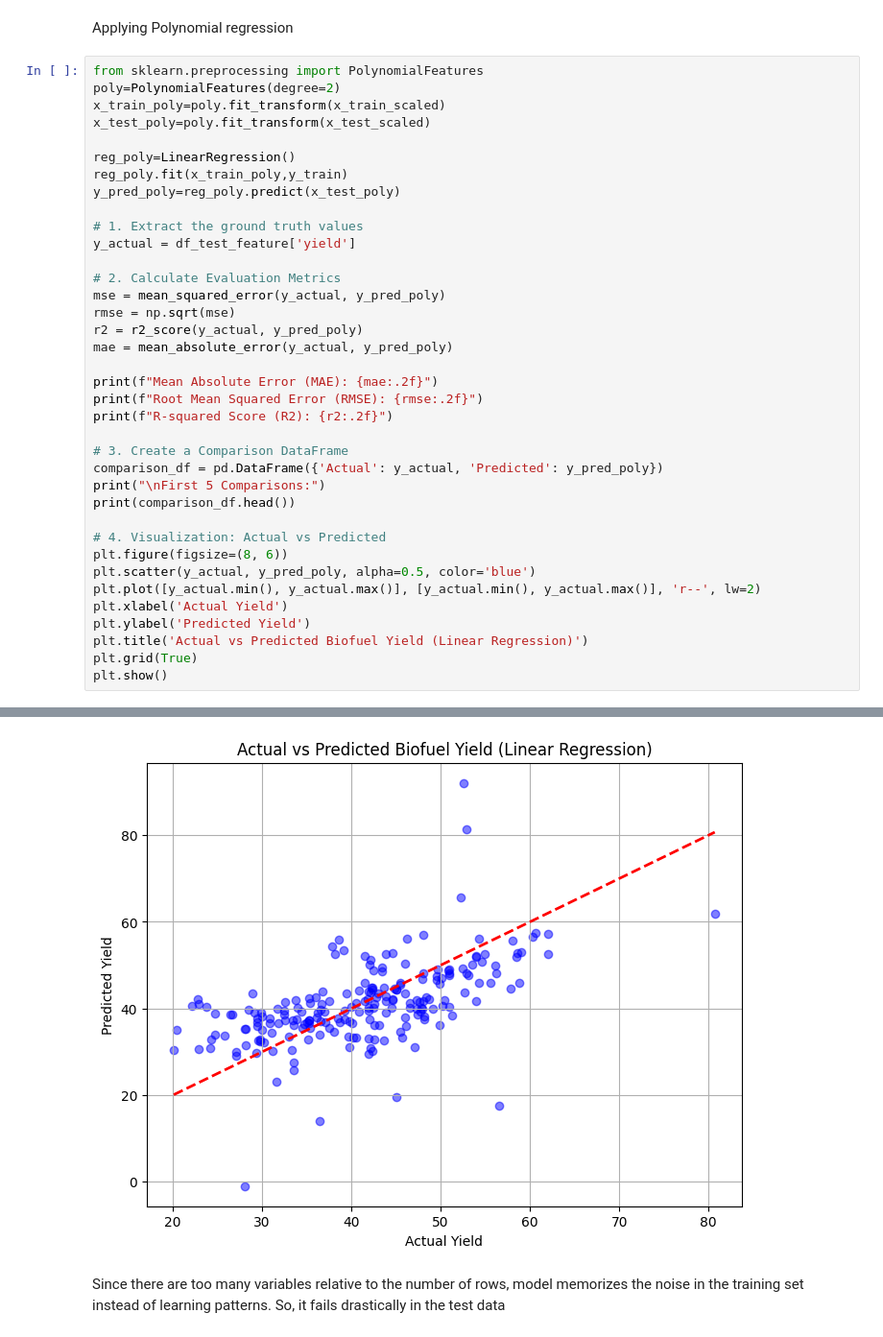
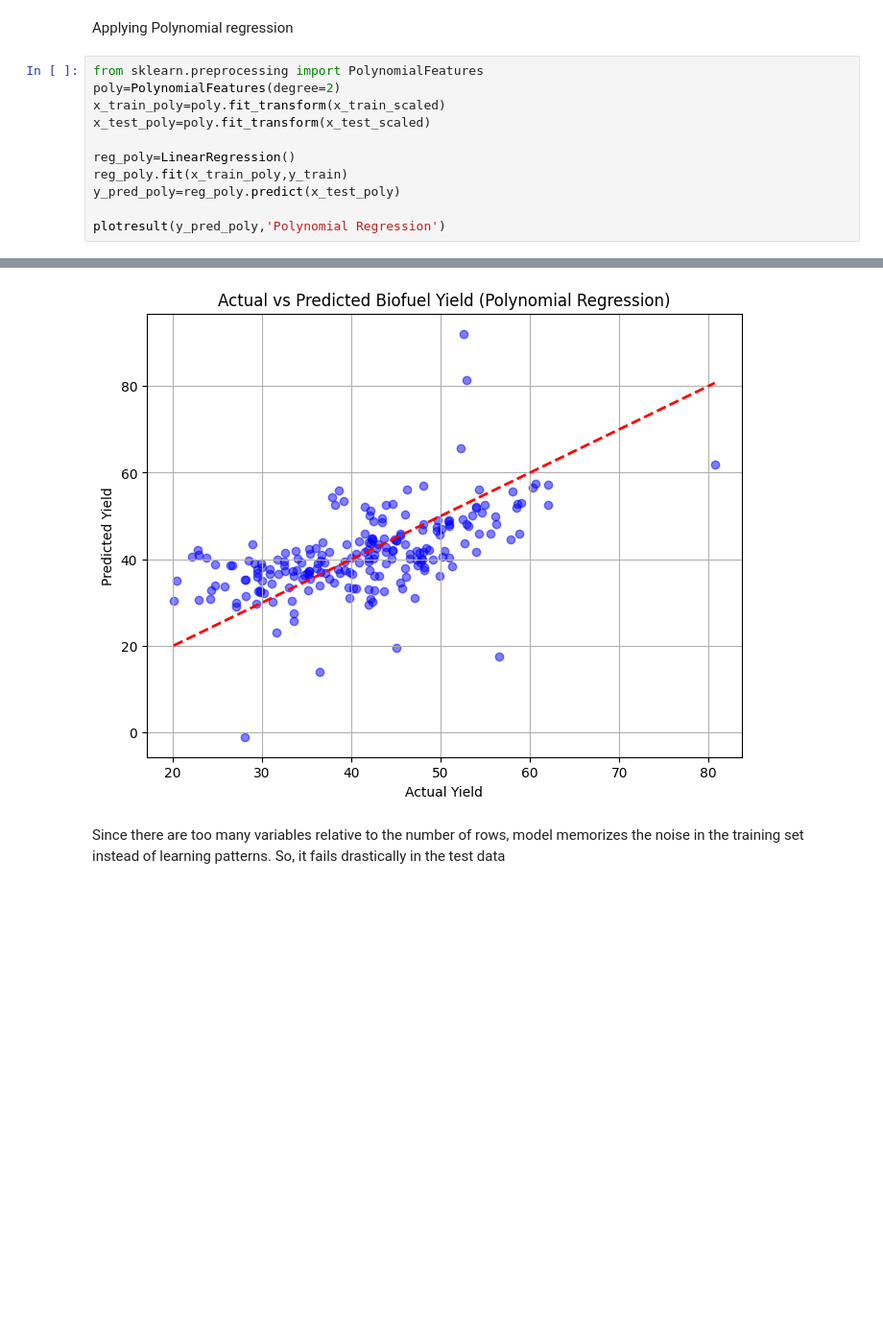
Before and after one commit to 17m301/BioFuel_YieldPrediction, a Jupyter notebook: Model.ipynb, the cells around one changed output, grey strips where cells are left out. Shown at 96% size. Drawn from its saved outputs; the diff is of its cells as text; blank space fills up the shorter version.

```diff
--- a/Model.ipynb
+++ b/Model.ipynb
@@ -411,31 +412,5 @@ reg_poly=LinearRegression()
 reg_poly.fit(x_train_poly,y_train)
 y_pred_poly=reg_poly.predict(x_test_poly)
 
-# 1. Extract the ground truth values
-y_actual = df_test_feature['yield']
-
-# 2. Calculate Evaluation Metrics
-mse = mean_squared_error(y_actual, y_pred_poly)
-rmse = np.sqrt(mse)
-r2 = r2_score(y_actual, y_pred_poly)
-mae = mean_absolute_error(y_actual, y_pred_poly)
-
-print(f"Mean Absolute Error (MAE): {mae:.2f}")
-print(f"Root Mean Squared Error (RMSE): {rmse:.2f}")
-print(f"R-squared Score (R2): {r2:.2f}")
-
-# 3. Create a Comparison DataFrame
-comparison_df = pd.DataFrame({'Actual': y_actual, 'Predicted': y_pred_poly})
-print("\nFirst 5 Comparisons:")
-print(comparison_df.head())
-
-# 4. Visualization: Actual vs Predicted
-plt.figure(figsize=(8, 6))
-plt.scatter(y_actual, y_pred_poly, alpha=0.5, color='blue')
-plt.plot([y_actual.min(), y_actual.max()], [y_actual.min(), y_actual.max()], 'r--', lw=2)
-plt.xlabel('Actual Yield')
-plt.ylabel('Predicted Yield')
-plt.title('Actual vs Predicted Biofuel Yield (Linear Regression)')
-plt.grid(True)
-plt.show()
+plotresult(y_pred_poly,'Polynomial Regression')
 # %% [output]
@@ -445,12 +420,12 @@ R-squared Score (R2): 0.15
 
 First 5 Comparisons:
    Actual  Predicted
 0    45.7  33.250503
 1    43.8  41.636842
 2    43.4  48.676321
 3    47.3  41.860325
 4    36.6  41.145291
-[figure, old version]
+[figure, new version]
 # %% [markdown]
 Since there are too many variables relative to the number of rows, model memorizes the noise in the training set instead of learning patterns. So, it fails drastically in the test data
 # %%
```
Also changed, not shown: parts of 6 cells of this notebook.
